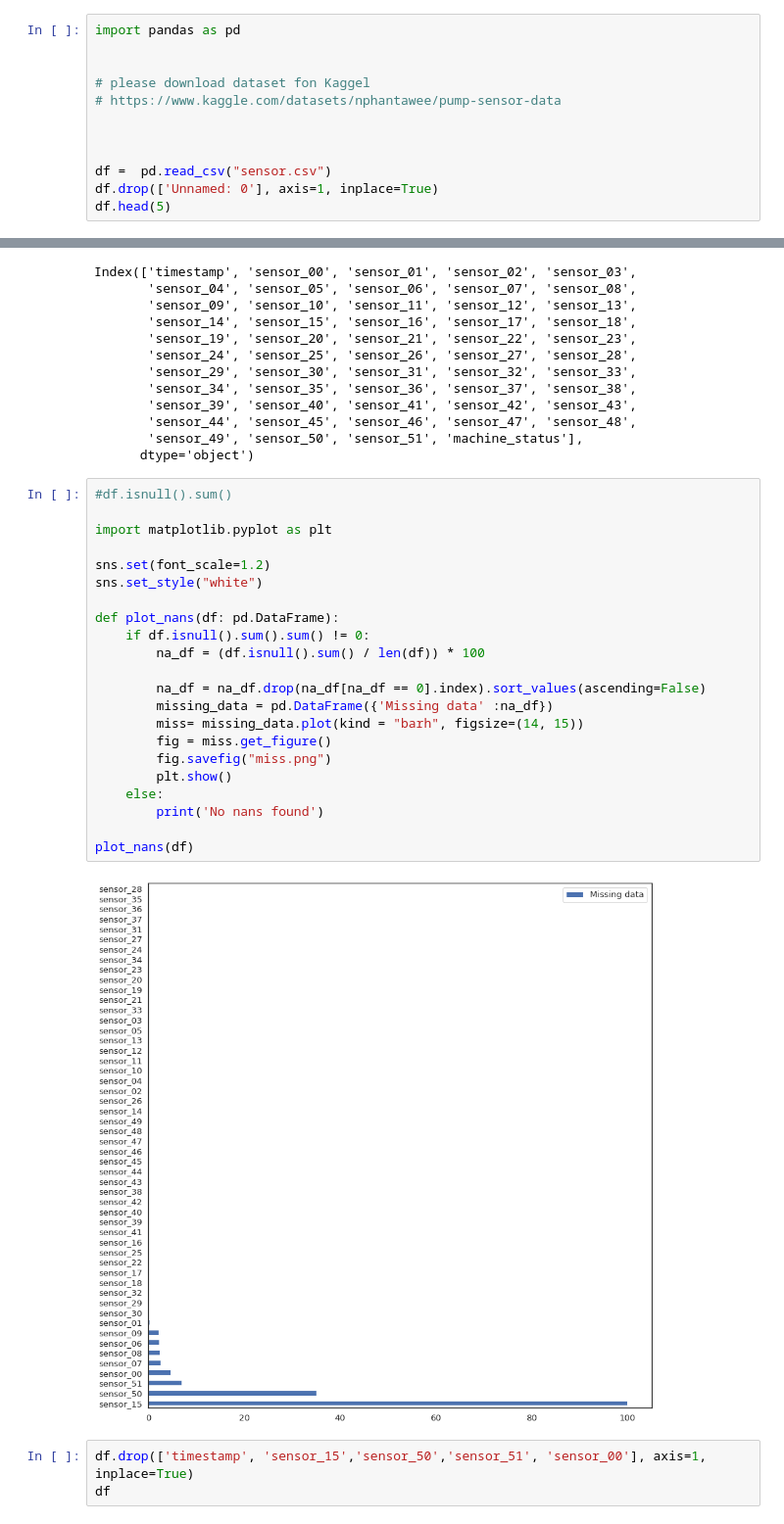
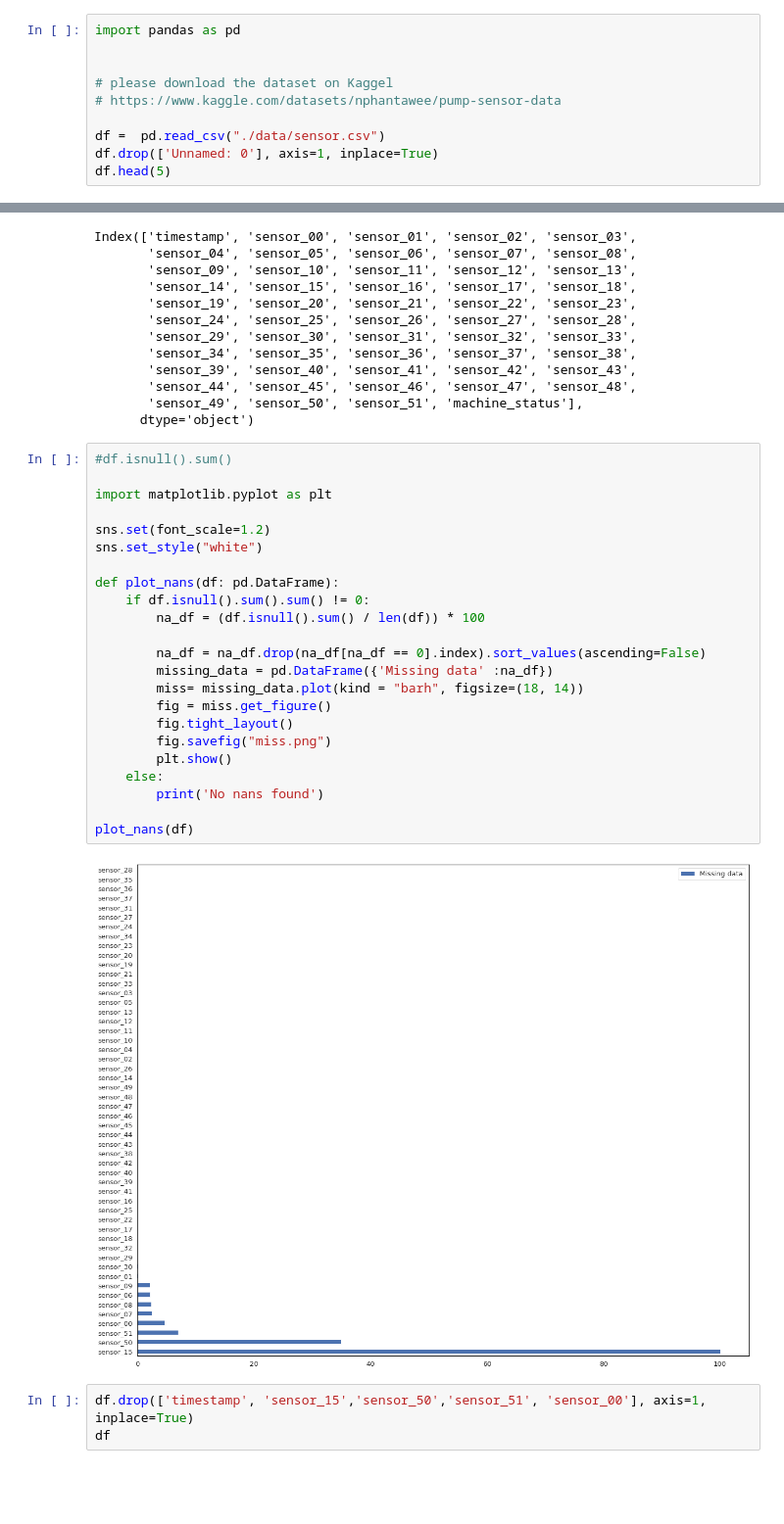
Before and after one commit to fatemehsrz/ToolKit_for_DataScience, a Jupyter notebook: Time_Series.ipynb, the cells around one changed output, grey strips where cells are left out. Shown: that part at 98% size. Drawn from its saved outputs; the diff is of its cells as text; blank space fills up the shorter version.

```diff
--- a/Time_Series.ipynb
+++ b/Time_Series.ipynb
@@ -5,12 +5,10 @@ import pandas as pd
 import pandas as pd
 
 
-# please download dataset fon Kaggel
+# please download the dataset on Kaggel
 # https://www.kaggle.com/datasets/nphantawee/pump-sensor-data
 
-
-
-df =  pd.read_csv("sensor.csv")
+df =  pd.read_csv("./data/sensor.csv")
 df.drop(['Unnamed: 0'], axis=1, inplace=True)
 df.head(5)
 # %% [output]
@@ -78,27 +76,28 @@ Index(['timestamp', 'sensor_00', 'sensor_01', 'sensor_02', 'sensor_03',
 # %%
 #df.isnull().sum()
 
 import matplotlib.pyplot as plt
 
 sns.set(font_scale=1.2)
 sns.set_style("white")
 
 def plot_nans(df: pd.DataFrame):
     if df.isnull().sum().sum() != 0:
         na_df = (df.isnull().sum() / len(df)) * 100
 
         na_df = na_df.drop(na_df[na_df == 0].index).sort_values(ascending=False)
         missing_data = pd.DataFrame({'Missing data' :na_df})
-        miss= missing_data.plot(kind = "barh", figsize=(14, 15))
+        miss= missing_data.plot(kind = "barh", figsize=(18, 14))
         fig = miss.get_figure()
+        fig.tight_layout()
         fig.savefig("miss.png")
         plt.show()
     else:
         print('No nans found')
 
 plot_nans(df)
 # %% [output]
-[figure, old version]
+[figure, new version]
 # %%
 df.drop(['timestamp', 'sensor_15','sensor_50','sensor_51', 'sensor_00'], axis=1, inplace=True)
 df
```
Also changed, not shown: parts of 6 cells of this notebook, 21 other files.
